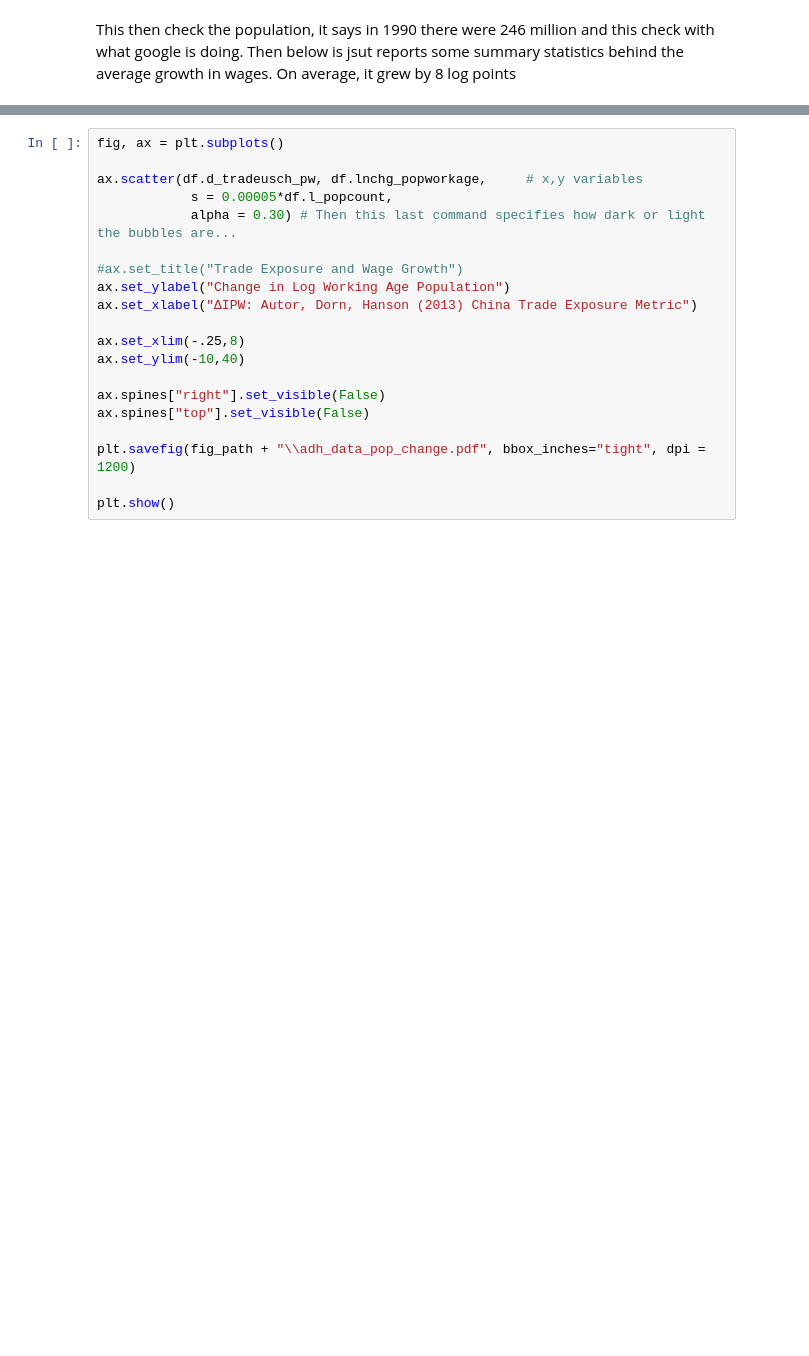
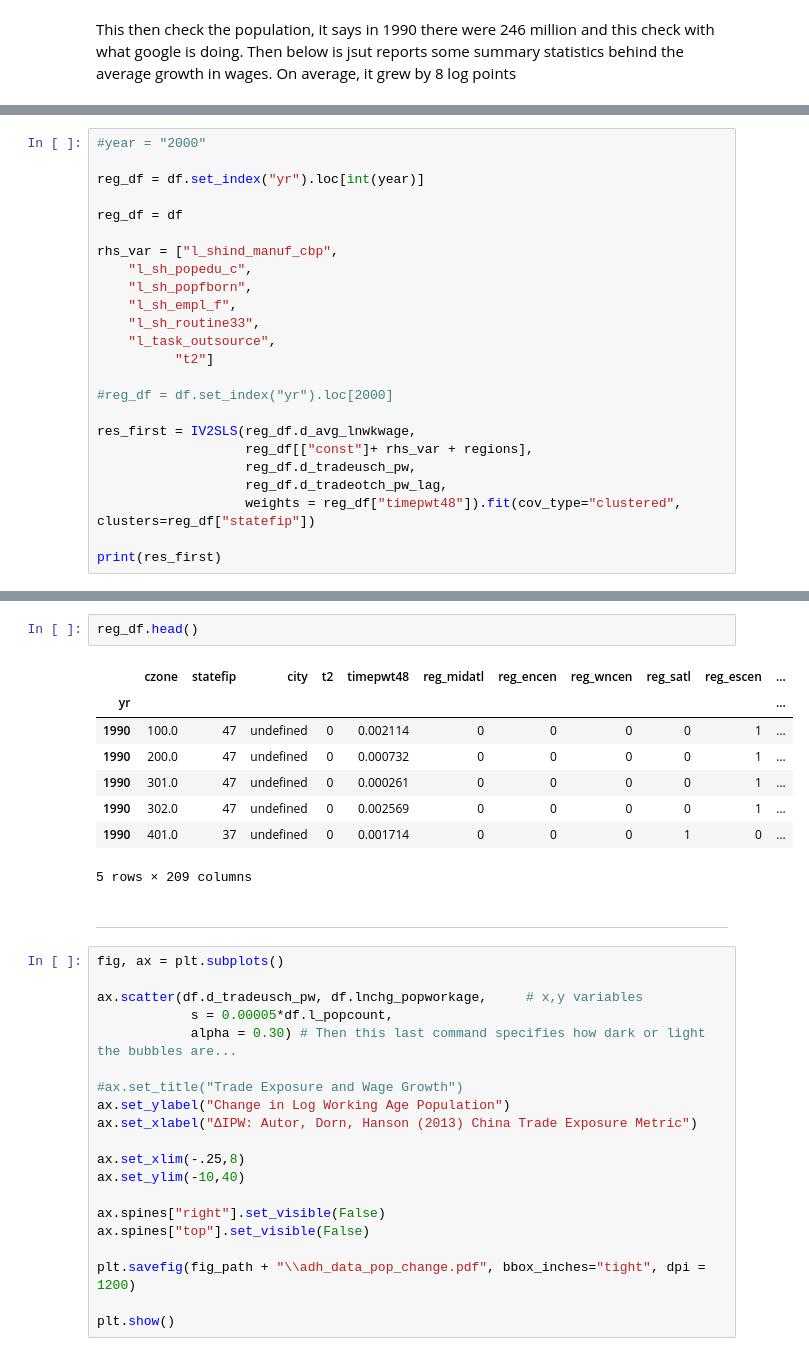
Before and after one commit to mwaugh0328/ADH_replication, a Jupyter notebook: adh_data.ipynb, the cells around one changed output, grey strips where cells are left out. Cells and saved outputs as stored; diff of their text form; blank space fills up the shorter version.

```diff
--- a/adh_data.ipynb
+++ b/adh_data.ipynb
@@ -71,0 +139,24 @@ plt.show()
+# %%
+#year = "2000"
+
+reg_df = df.set_index("yr").loc[int(year)]
+
+reg_df = df
+
+rhs_var = ["l_shind_manuf_cbp",
+    "l_sh_popedu_c",
+    "l_sh_popfborn",
+    "l_sh_empl_f",
+    "l_sh_routine33",
+    "l_task_outsource",
+          "t2"]
+
+#reg_df = df.set_index("yr").loc[2000]
+
+res_first = IV2SLS(reg_df.d_avg_lnwkwage,
+                   reg_df[["const"]+ rhs_var + regions],
+                   reg_df.d_tradeusch_pw,
+                   reg_df.d_tradeotch_pw_lag,
+                   weights = reg_df["timepwt48"]).fit(cov_type="clustered", clusters=reg_df["statefip"])
+
+print(res_first)
@@ -72,3 +181,16 @@ plt.show()
+# %%
+reg_df.head()
+# %% [output]
+|  | czone | statefip | city | t2 | timepwt48 | reg_midatl | reg_encen | reg_wncen | reg_satl | reg_escen | ... |
+| yr |  |  |  |  |  |  |  |  |  |  | ... |
+| 1990 | 100.0 | 47 | undefined | 0 | 0.002114 | 0 | 0 | 0 | 0 | 1 | ... |
+| 1990 | 200.0 | 47 | undefined | 0 | 0.000732 | 0 | 0 | 0 | 0 | 1 | ... |
+| 1990 | 301.0 | 47 | undefined | 0 | 0.000261 | 0 | 0 | 0 | 0 | 1 | ... |
+| 1990 | 302.0 | 47 | undefined | 0 | 0.002569 | 0 | 0 | 0 | 0 | 1 | ... |
+| 1990 | 401.0 | 37 | undefined | 0 | 0.001714 | 0 | 0 | 0 | 1 | 0 | ... |
+5 rows × 209 columns
+# %% [markdown]
+---
 # %%
 fig, ax = plt.subplots()
 
```
Also changed, not shown: parts of 11 cells of this notebook.
